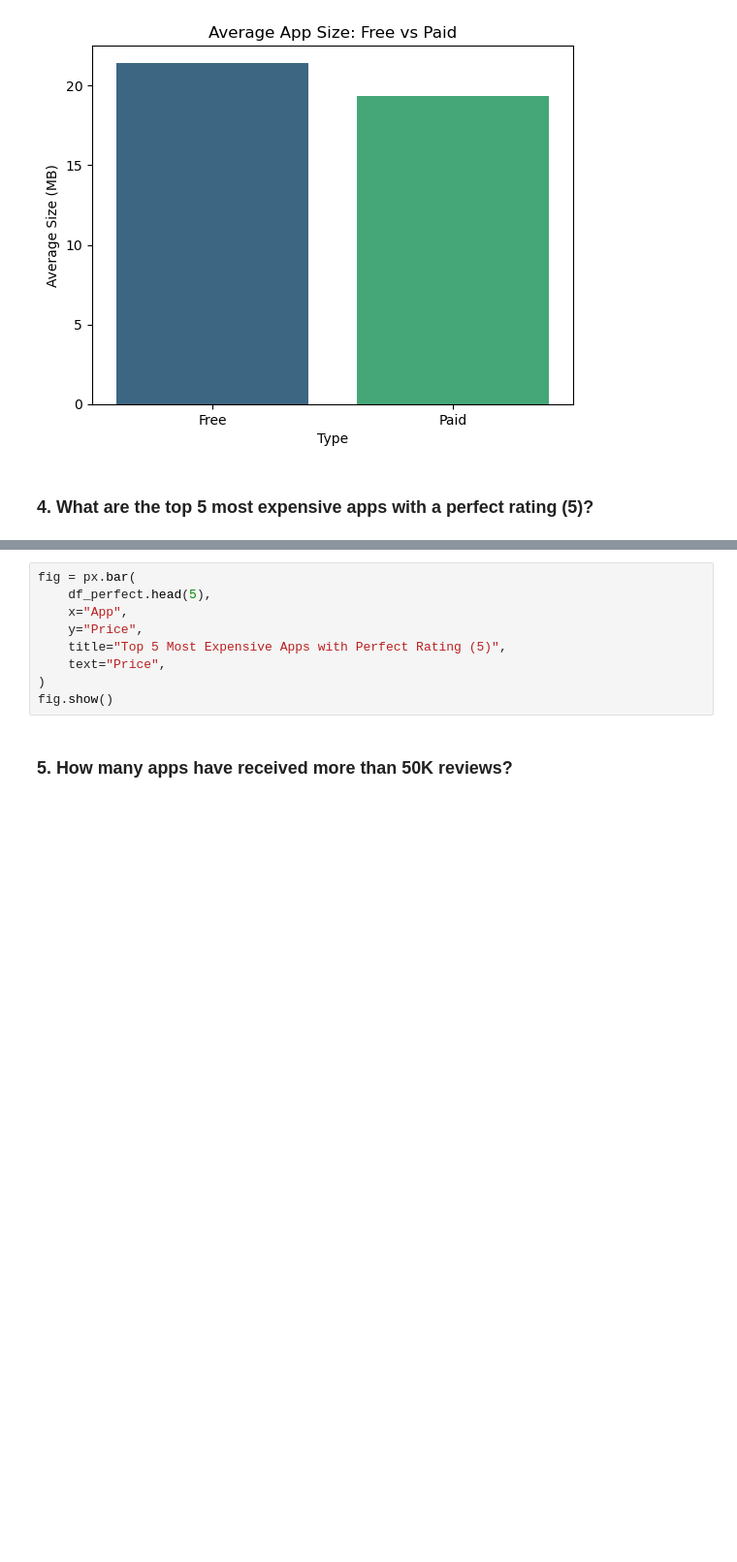
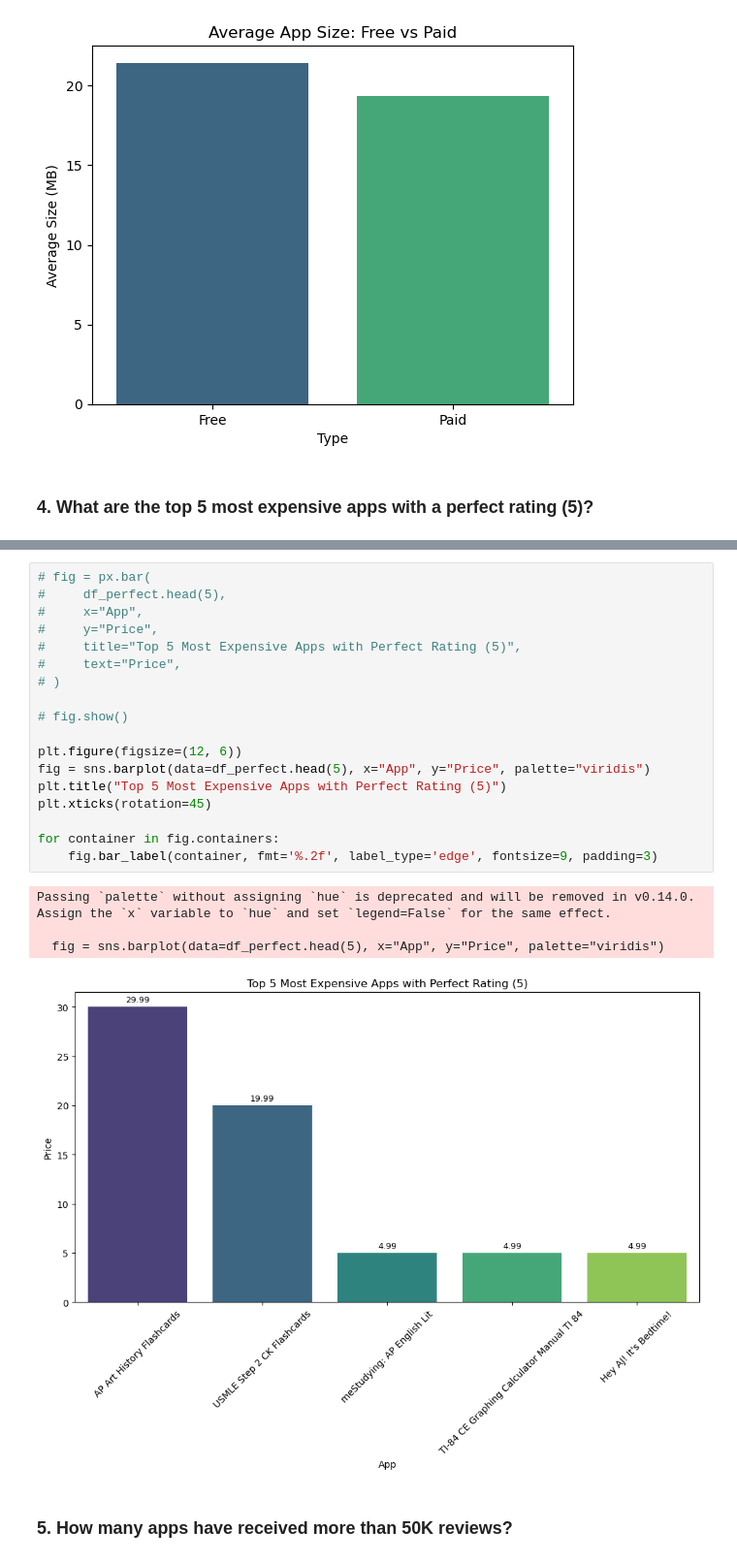
Before and after one commit to YoussifAhmed66/Play-Store-apps-data-cleaning-and-preprocessing, a Jupyter notebook: Script.ipynb, the cells around one changed output, grey strips where cells are left out. Shown at 97% size. Saved outputs shown, nothing was run; the diff lists cells and outputs as text; blank space fills up the shorter version.

Commit message:
Changed every plotly figure to seaborn to show on github

```diff
--- a/Script.ipynb
+++ b/Script.ipynb
@@ -678,14 +678,28 @@ df_perfect.head(5)
 | 6735 | TI-84 CE Graphing Calculator Manu... | FAMILY | 5.0 | 1 | 27.000000 | 100+ | Paid | 4.99 | Everyone | [Education] | ... |
 | 4790 | Hey AJ! It's Bedtime! | FAMILY | 5.0 | 1 | 63.000000 | 10+ | Paid | 4.99 | Everyone | [Education] | ... |
 # %%
-fig = px.bar(
-    df_perfect.head(5),
-    x="App",
-    y="Price",
-    title="Top 5 Most Expensive Apps with Perfect Rating (5)",
-    text="Price",
-)
-fig.show()
+# fig = px.bar(
+#     df_perfect.head(5),
+#     x="App",
+#     y="Price",
+#     title="Top 5 Most Expensive Apps with Perfect Rating (5)",
+#     text="Price",
+# )
+
+# fig.show()
+
+plt.figure(figsize=(12, 6))
+fig = sns.barplot(data=df_perfect.head(5), x="App", y="Price", palette="viridis")
+plt.title("Top 5 Most Expensive Apps with Perfect Rating (5)")
+plt.xticks(rotation=45)
+
+for container in fig.containers:
+    fig.bar_label(container, fmt='%.2f', label_type='edge', fontsize=9, padding=3)
+# %% [output]
+Passing `palette` without assigning `hue` is deprecated and will be removed in v0.14.0. Assign the `x` variable to `hue` and set `legend=False` for the same effect.
+
+  fig = sns.barplot(data=df_perfect.head(5), x="App", y="Price", palette="viridis")
+[figure, added]
 # %% [markdown]
 ### 5.	How many apps have received more than 50K reviews?
 # %%
```
Also changed, not shown: parts of 6 cells of this notebook.
